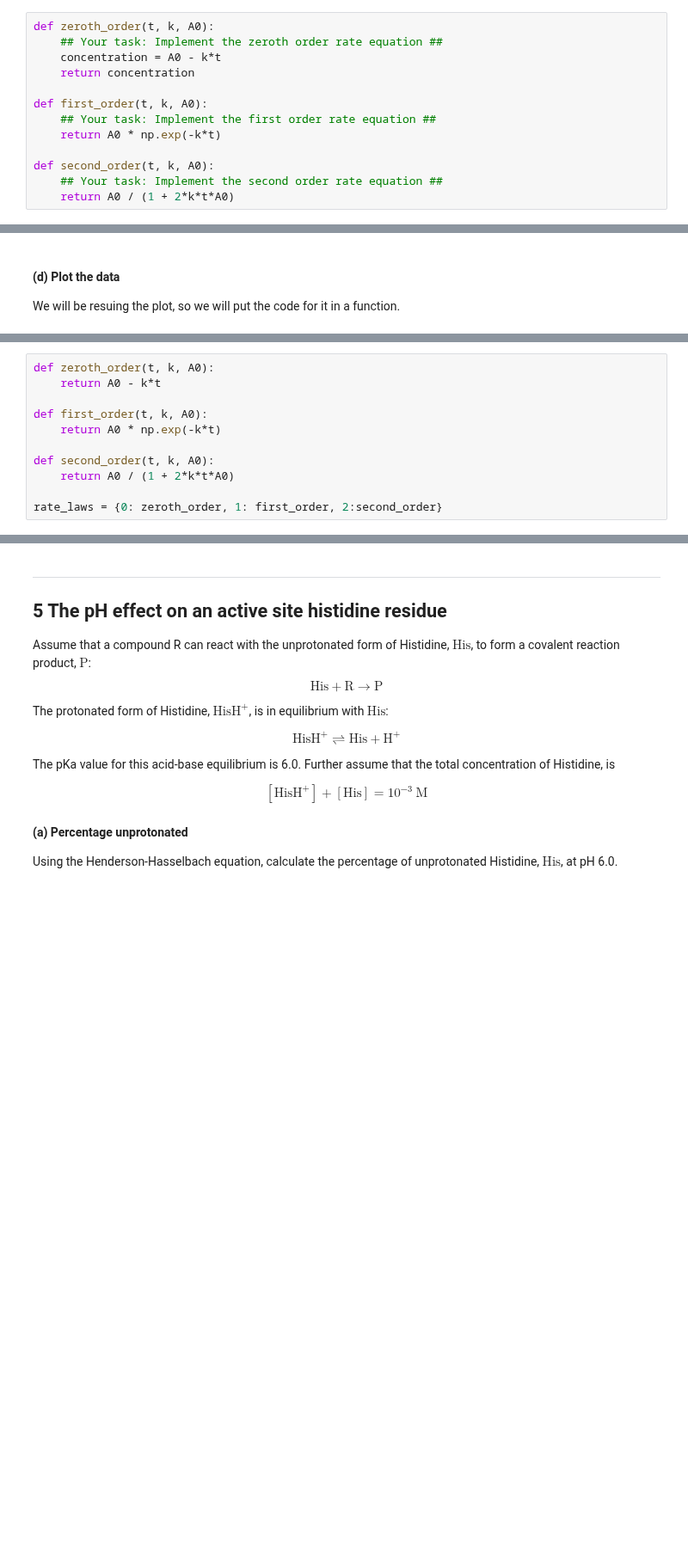
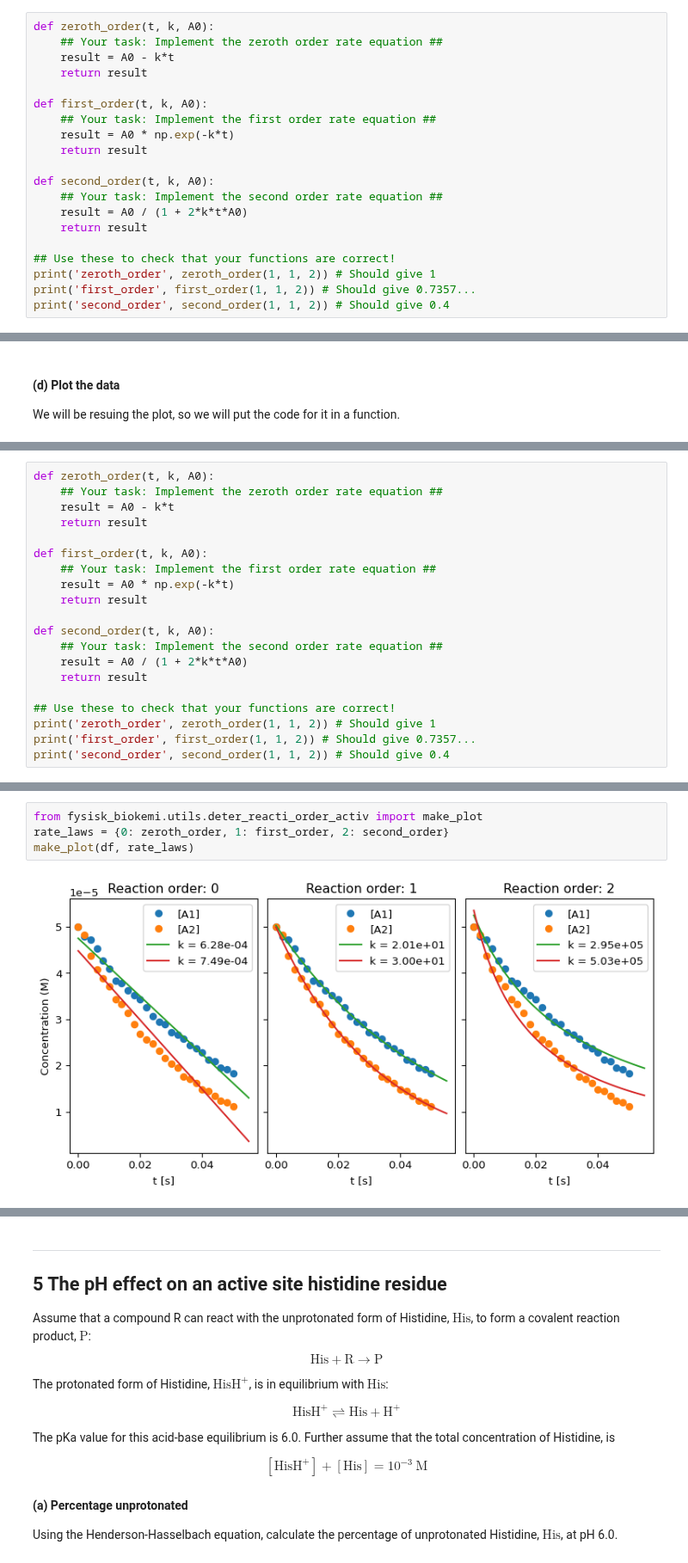
Before and after one commit to au-mbg/fysisk-biokemi, a Jupyter notebook: built_notebooks/master/week_47.ipynb, the cells around one changed output, grey strips where cells are left out. Shown at 86% size. Saved outputs shown, nothing was run; the diff lists cells and outputs as text; blank space fills up the shorter version.

```diff
--- a/built_notebooks/master/week_47.ipynb
+++ b/built_notebooks/master/week_47.ipynb
@@ -322,13 +309,20 @@ $t = 0$ parameters.
 # %%
 def zeroth_order(t, k, A0):
     ## Your task: Implement the zeroth order rate equation ##
-    concentration = A0 - k*t
-    return concentration
+    result = A0 - k*t
+    return result
 
 def first_order(t, k, A0):
     ## Your task: Implement the first order rate equation ##
-    return A0 * np.exp(-k*t)
+    result = A0 * np.exp(-k*t)
+    return result
 
 def second_order(t, k, A0):
     ## Your task: Implement the second order rate equation ##
-    return A0 / (1 + 2*k*t*A0)
+    result = A0 / (1 + 2*k*t*A0)
+    return result
+
+## Use these to check that your functions are correct!
+print('zeroth_order', zeroth_order(1, 1, 2)) # Should give 1
+print('first_order', first_order(1, 1, 2)) # Should give 0.7357...
+print('second_order', second_order(1, 1, 2)) # Should give 0.4
@@ -616,11 +609,20 @@ reuse them here
 # %%
 def zeroth_order(t, k, A0):
-    return A0 - k*t
+    ## Your task: Implement the zeroth order rate equation ##
+    result = A0 - k*t
+    return result
 
 def first_order(t, k, A0):
-    return A0 * np.exp(-k*t)
+    ## Your task: Implement the first order rate equation ##
+    result = A0 * np.exp(-k*t)
+    return result
 
 def second_order(t, k, A0):
-    return A0 / (1 + 2*k*t*A0)
+    ## Your task: Implement the second order rate equation ##
+    result = A0 / (1 + 2*k*t*A0)
+    return result
 
-rate_laws = {0: zeroth_order, 1: first_order, 2:second_order}
+## Use these to check that your functions are correct!
+print('zeroth_order', zeroth_order(1, 1, 2)) # Should give 1
+print('first_order', first_order(1, 1, 2)) # Should give 0.7357...
+print('second_order', second_order(1, 1, 2)) # Should give 0.4
@@ -706 +688,7 @@ constant through-out the reaction?
+# %%
+from fysisk_biokemi.utils.deter_reacti_order_activ import make_plot
+rate_laws = {0: zeroth_order, 1: first_order, 2: second_order}
+make_plot(df, rate_laws)
+# %% [output]
+[figure, added]
 # %% [markdown]
```
Also changed, not shown: parts of 38 cells of this notebook, 13 other files.
